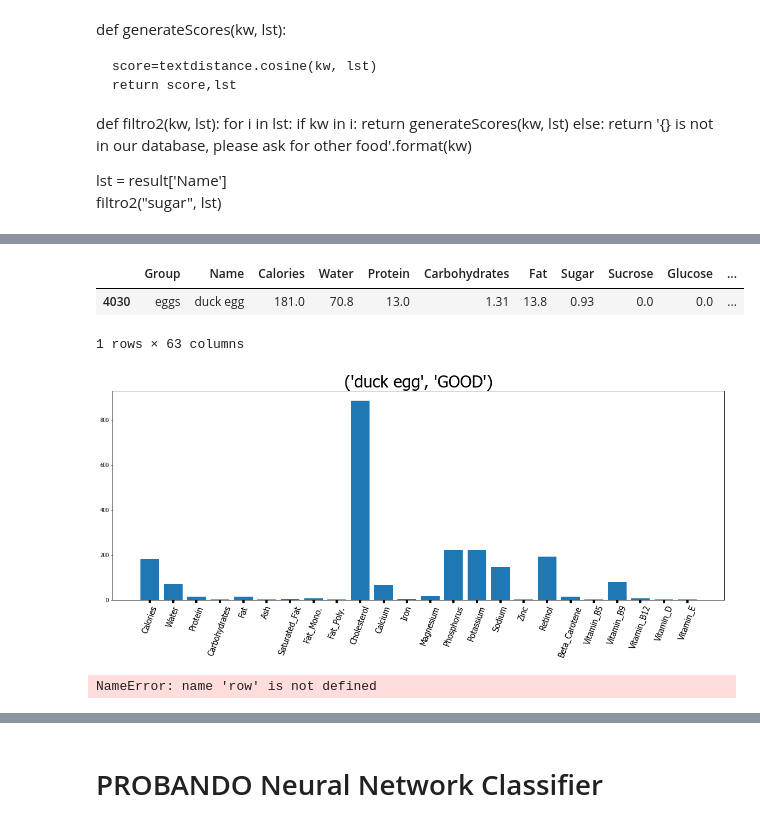
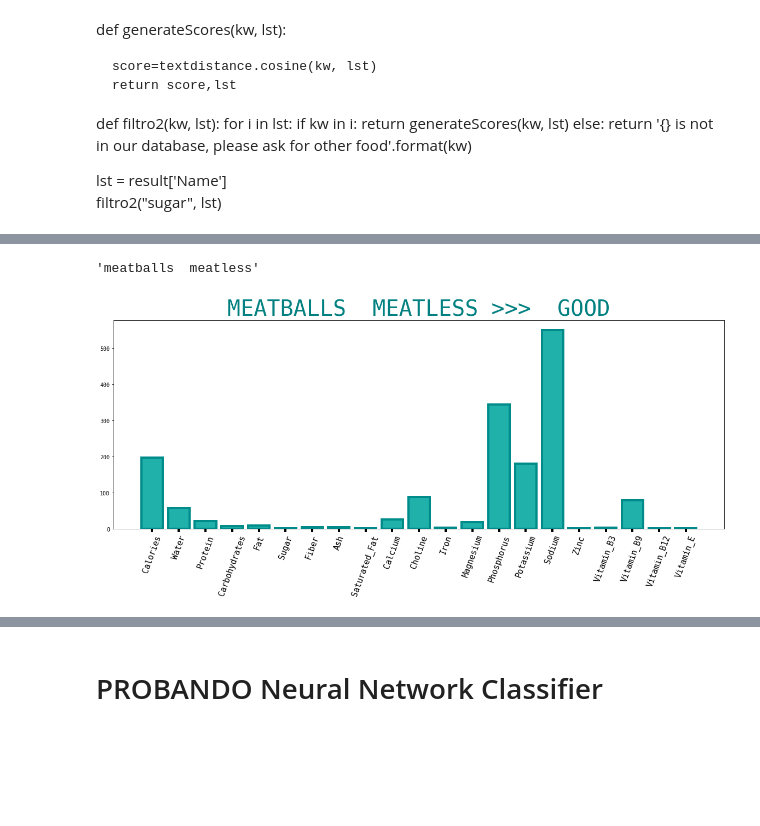
Before and after one commit to CMFV/FINAL_PROJECT, a Jupyter notebook: Clustering_data.ipynb, the cells around one changed output, grey strips where cells are left out. Cells and saved outputs as stored; diff of their text form; code cells hidden in the pictures; blank space fills up the shorter version.

```diff
--- a/Clustering_data.ipynb
+++ b/Clustering_data.ipynb
@@ -256,7 +273,7 @@ result = pd.concat(frames)
 category_dict={1:'GOOD',0:'NEUTRALS',-1:'BAD', 'GOOD':'GOOD', 'BAD':'BAD', 'NEUTRALS':'NEUTRALS'}
 result['ME_CLASSIFIED']=result['ME_CLASSIFIED'].map(category_dict)
 # %%
-result=result.reset_index()
+result=result.reset_index(drop=True)
 # %%
 result.columns
 # %% [output]
@@ -274,6 +291,6 @@ Index(['index', 'Unnamed: 0', 'Group', 'Name', 'Calories', 'Water', 'Protein',
        'Vitamin_D', 'Vitamin_E', 'Vitamin_K1', 'Vitamin_K2', 'ME_CLASSIFIED'],
       dtype='object')
 # %%
-result=result.drop(columns=['Unnamed: 0', 'index'])
+result=result.drop(columns=['Unnamed: 0'])
 # %% [markdown]
 # DATA TOTALMENTE LIMPIOS Y CLASIFICADOS
@@ -364,8 +381,9 @@ def filtro(kw, column):
         if kw in i:
             rdo.append(i)
     return rdo
+
 column=result['Name']
-inputo='duck'
+inputo='meatballs'
 
 filtro(inputo, column)
 # %% [output]
@@ -391,40 +395,38 @@ def consulta(kw, lista):
     metric = textdistance.cosine.distance
     scores = enumerate(map(lambda x :metric(kw,x), lista))
     scores = sorted(scores, key=lambda x:x[1])
-    return list(map(lambda x: (lista[x[0]], x[1]), scores))[:5]
+    mejor= list(map(lambda x: (lista[x[0]], x[1]), scores))[:5]
+    return mejor
+consulta(inputo,lista)
 
 lista = filtro(inputo, column)
 resultado = consulta(inputo, lista)
 
 res = [alimento for alimento, score in resultado][0]
 res
-result[column==str(res)]
 # %% [output]
-|  | Group | Name | Calories | Water | Protein | Carbohydrates | Fat | Sugar | Sucrose | Glucose | ... |
-| 4030 | eggs | duck egg | 181.0 | 70.8 | 13.0 | 1.31 | 13.8 | 0.93 | 0.0 | 0.0 | ... |
-1 rows × 63 columns
+'meatballs  meatless'
 # %%
 def plotter_selected (res, df, column):
-    row=df[column==str(res)]
+    row=df[column==res]
     row.reset_index(inplace=True,drop=True)
     lst=[]
     keys=[]
     for i in range(len(row.columns)-3):
         if float(row[row.columns[i+2]])>1:
             lst.append((row[row.columns[i+2]][0]))
             keys.append(row.columns[i+2])
 
     f, ax = plt.subplots(figsize=(20,7))
-    plt.bar(keys,lst)
+    plt.bar(keys,lst, edgecolor= '#008B8B', color='#20B2AA', linewidth='4')
+    plt.rcParams['font.sans-serif'] = "Courier New"
+    plt.rcParams['font.family'] = "monospace"
     ax.tick_params(axis='x', rotation=70, length=6, width=4, labelsize=15)
-    plt.title((row.Name[0],row.ME_CLASSIFIED[0]), fontsize=30)
+    a = [row.Name[0].upper(), row.ME_CLASSIFIED[0]]
+    plt.title(' >>>  '.join(map(str,a)), fontsize=40, color='#008080')
     grafico_resultado=plt.show();
     return grafico_resultado
 
 plotter_selected(res, result, column)
 # %% [output]
-[figure, old version]
+[figure, new version]
-# %%
-row
-# %% [output]
-NameError: name 'row' is not defined
```
Also changed, not shown: parts of 41 cells of this notebook, 4 other files.
